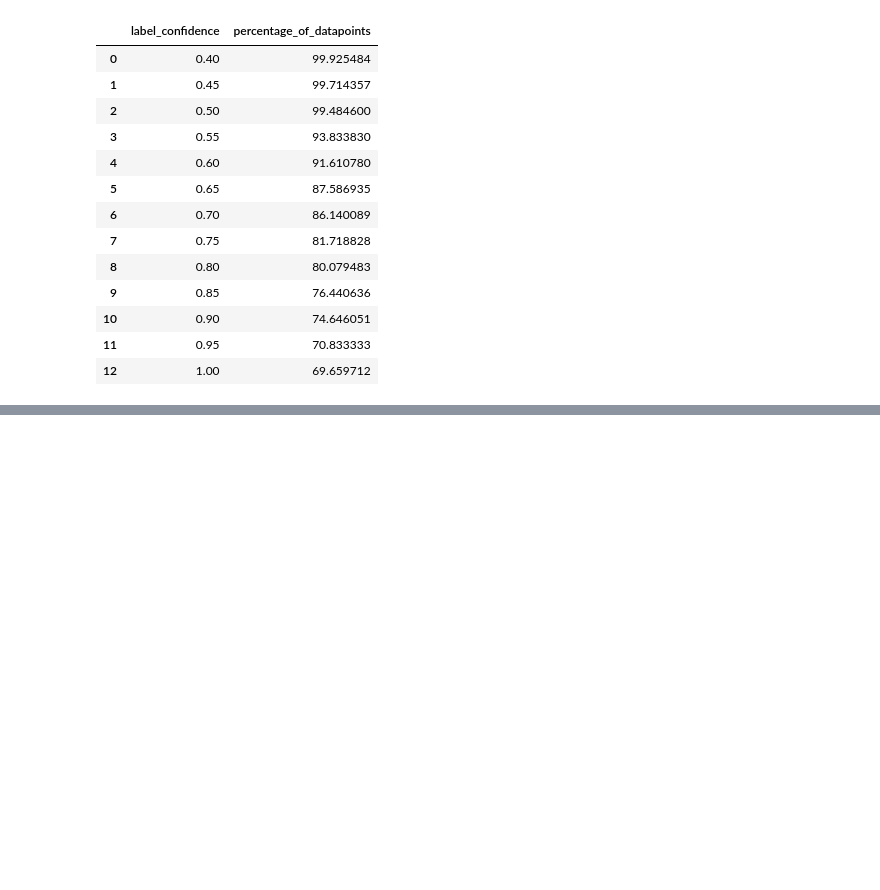
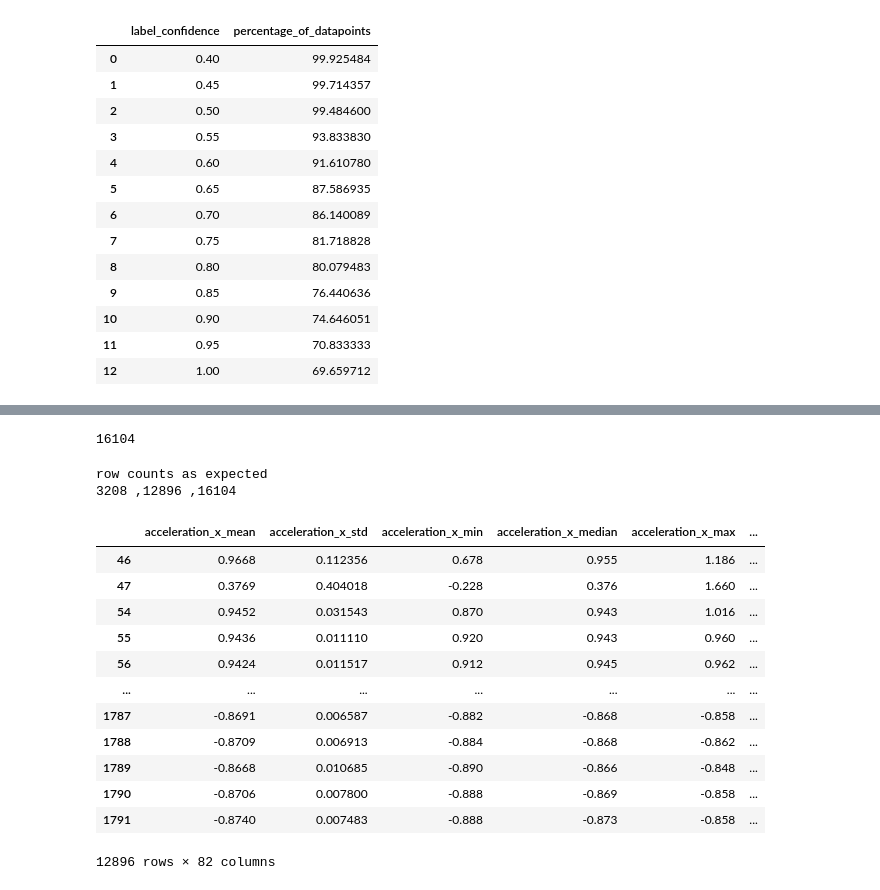
Before and after one commit to OliDeane/Sphere, a Jupyter notebook: Data_Prep.ipynb, the cells around one changed output, grey strips where cells are left out. Saved outputs shown, nothing was run; the diff lists cells and outputs as text; code cells hidden in the pictures; blank space fills up the shorter version.

Commit message:
completed label encoding and selction of confident data for model training

```diff
--- a/Data_Prep.ipynb
+++ b/Data_Prep.ipynb
@@ -228,0 +226,2 @@ training_data_trimmed[target_cols]
+# %%
+label_encoder.fit(input_classes)
@@ -228,0 +230,2 @@ training_data_trimmed[target_cols]
+# %%
+targets['max_label_encoded'] = label_encoder.transform(targets['max_label'])
@@ -228,0 +282,6 @@ training_data_trimmed[target_cols]
+# %%
+## Generating dataframe that contains all features , aswell as max_target value and max_target encoded label
+
+training_data_frame = training_data_trimmed[training_data_trimmed.columns[:80]].copy()
+training_data_frame['maximum'] = targets['maximum'].copy()
+training_data_frame['max_label_encoded'] = targets['max_label_encoded'].copy()
@@ -228,0 +299,4 @@ training_data_trimmed[target_cols]
+# %%
+len(training_data_frame)
+# %% [output]
+16104
@@ -228,0 +306,38 @@ training_data_trimmed[target_cols]
+# %%
+confident_training_data = training_data_frame.copy()
+confident_training_data = confident_training_data[confident_training_data.maximum >= 0.8]
+
+low_confidence_data = training_data_frame.copy()
+low_confidence_data = low_confidence_data[low_confidence_data.maximum < 0.8]
+# %%
+#Test that row counts are as expected
+if l+h == m:
+    print('row counts as expected')
+else:
+    print('unexpected row counts, potential error')
+
+l = len(low_confidence_data)
+h = len(confident_training_data)
+m = len(training_data_frame)
+
+
+print(str(l) + ' ,' + str(h) +  ' ,' + str(m))
+# %% [output]
+row counts as expected
+3208 ,12896 ,16104
+# %%
+confident_training_data
+# %% [output]
+|  | acceleration_x_mean | acceleration_x_std | acceleration_x_min | acceleration_x_median | acceleration_x_max | ... |
+| 46 | 0.9668 | 0.112356 | 0.678 | 0.955 | 1.186 | ... |
+| 47 | 0.3769 | 0.404018 | -0.228 | 0.376 | 1.660 | ... |
+| 54 | 0.9452 | 0.031543 | 0.870 | 0.943 | 1.016 | ... |
+| 55 | 0.9436 | 0.011110 | 0.920 | 0.943 | 0.960 | ... |
+| 56 | 0.9424 | 0.011517 | 0.912 | 0.945 | 0.962 | ... |
+| ... | ... | ... | ... | ... | ... | ... |
+| 1787 | -0.8691 | 0.006587 | -0.882 | -0.868 | -0.858 | ... |
+| 1788 | -0.8709 | 0.006913 | -0.884 | -0.868 | -0.862 | ... |
+| 1789 | -0.8668 | 0.010685 | -0.890 | -0.866 | -0.848 | ... |
+| 1790 | -0.8706 | 0.007800 | -0.888 | -0.869 | -0.858 | ... |
+| 1791 | -0.8740 | 0.007483 | -0.888 | -0.873 | -0.858 | ... |
+12896 rows × 82 columns
```
Also changed, not shown: parts of 20 cells of this notebook.
